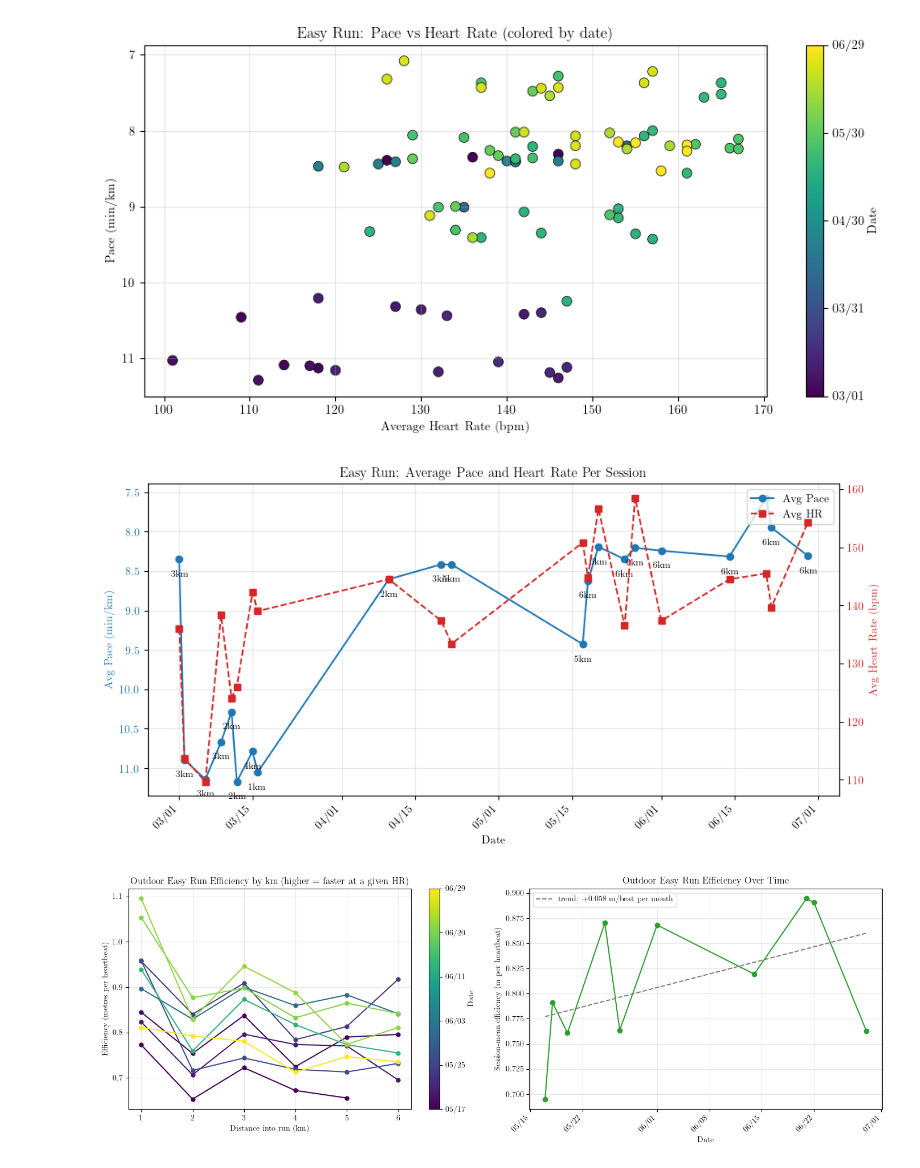
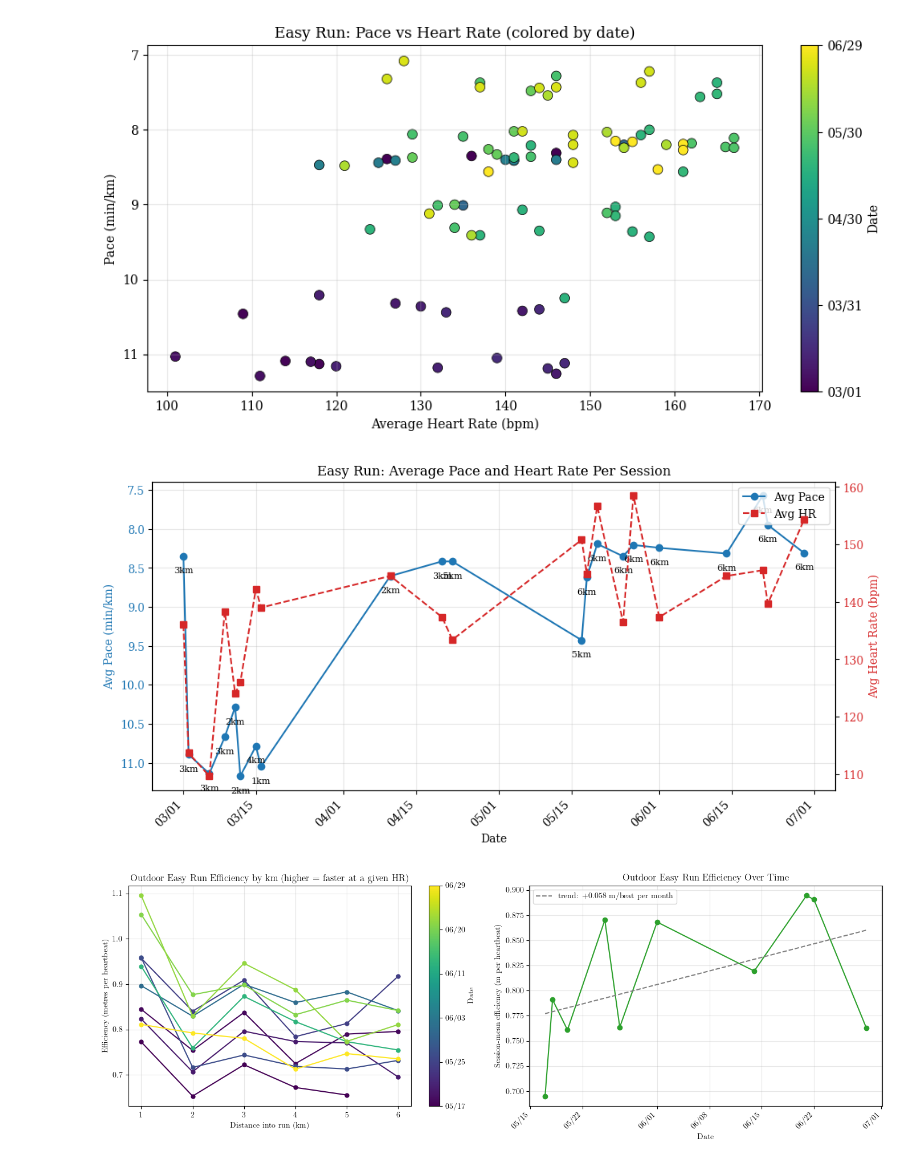
Before and after one commit to aidanvyas/human_evals, a Jupyter notebook: runbench.ipynb, the cells around one changed output. Cells and saved outputs as stored; diff of their text form; code cells hidden in the pictures.

```diff
--- a/runbench.ipynb
+++ b/runbench.ipynb
@@ -4,7 +4,7 @@ import matplotlib.pyplot as plt
 import pandas as pd
 
 plt.rcParams.update({
-    'text.usetex': True,
+    'mathtext.fontset': 'cm',
     'font.family': 'serif',
 })
 
@@ -175,7 +175,7 @@ from matplotlib.cm import viridis
 from matplotlib.colors import Normalize
 
 plt.rcParams.update({
-    'text.usetex': True,
+    'mathtext.fontset': 'cm',
     'font.family': 'serif',
 })
 
@@ -222,35 +222,35 @@ color_hr = "tab:red"
 ax1.plot(session_avg["Date"], session_avg["avg_pace"], "o-", color=color_pace, label="Avg Pace")
 ax1.set_xlabel("Date")
 ax1.set_ylabel("Avg Pace (min/km)", color=color_pace)
 ax1.tick_params(axis="y", labelcolor=color_pace)
 ax1.invert_yaxis()
 
 ax2 = ax1.twinx()
 ax2.plot(session_avg["Date"], session_avg["avg_hr"], "s--", color=color_hr, label="Avg HR")
 ax2.set_ylabel("Avg Heart Rate (bpm)", color=color_hr)
 ax2.tick_params(axis="y", labelcolor=color_hr)
 
 # Annotate km count
 for _, row in session_avg.iterrows():
     ax1.annotate(f"{int(row['total_km'])}km",
                  (row["Date"], row["avg_pace"]),
                  textcoords="offset points", xytext=(0, -15),
                  ha="center", fontsize=8)
 
 ax1.set_title("Easy Run: Average Pace and Heart Rate Per Session")
 ax1.grid(visible=True, alpha=0.3)
 ax1.xaxis.set_major_formatter(mdates.DateFormatter("%m/%d"))
 plt.setp(ax1.get_xticklabels(), rotation=45, ha="right")
 
 # Combined legend
 lines1, labels1 = ax1.get_legend_handles_labels()
 lines2, labels2 = ax2.get_legend_handles_labels()
 ax1.legend(lines1 + lines2, labels1 + labels2, loc="upper right")
 
 plt.savefig("plots/easy_run_sessions.png", dpi=1000, bbox_inches="tight")
 # %% [output]
-[figure, old version]
+[figure, new version]
-[figure, old version]
+[figure, new version]
 # %%
 # --- Easy Run Efficiency (outdoor runs only): distance per heartbeat ---
 # "At a given heart rate for a given km, is my speed improving?"
```
Also changed, not shown: parts of 1 cell of this notebook, 9 other files.
